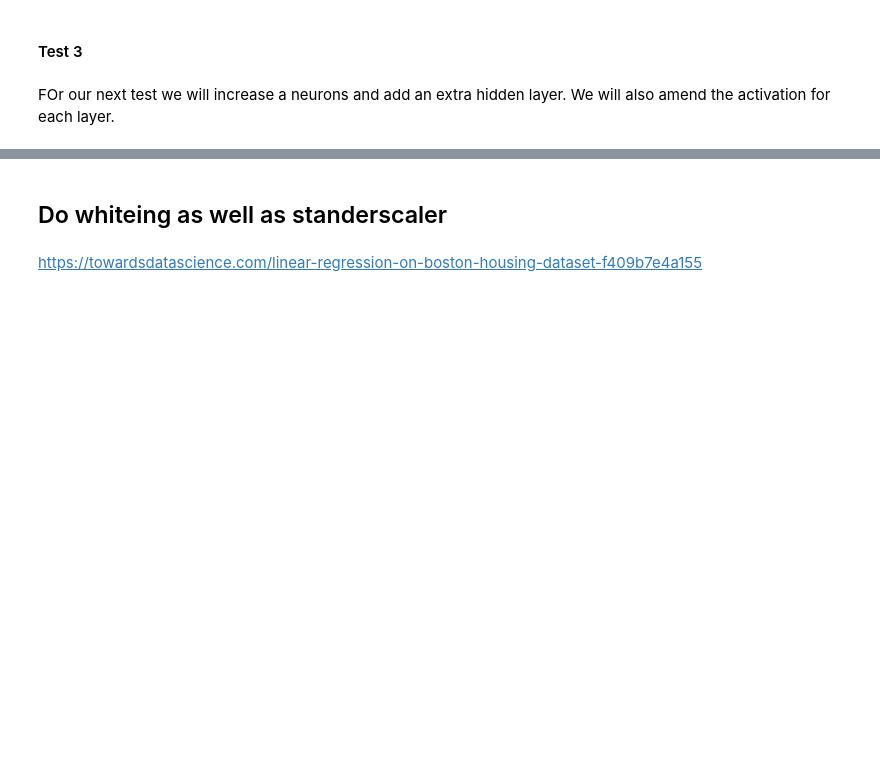
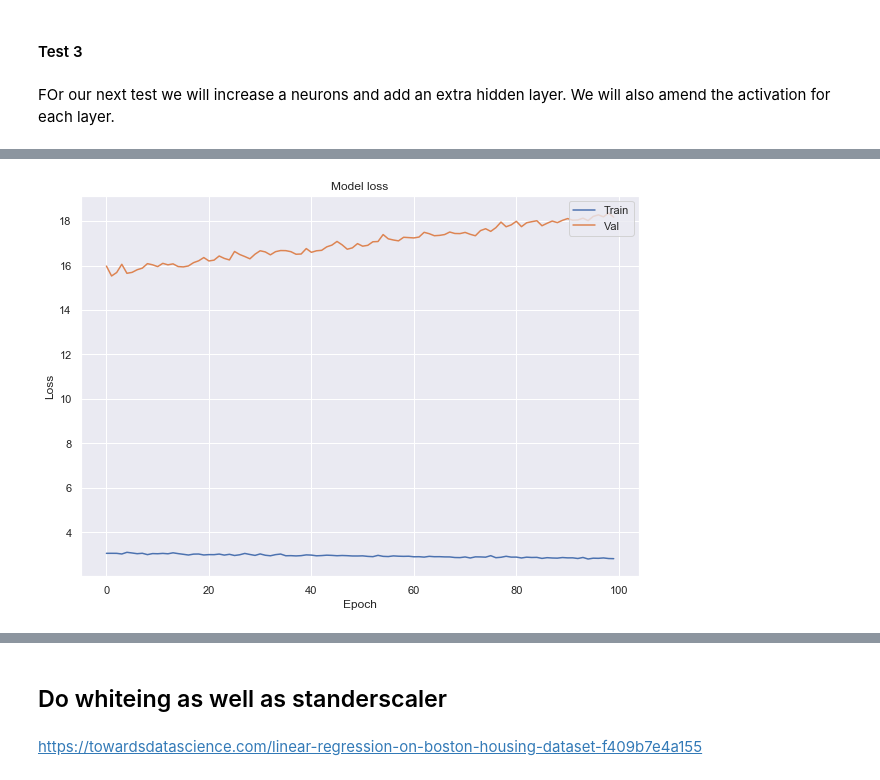
Before and after one commit to JohnADeady/ML-S-Project, a Jupyter notebook: Boston House Prices.ipynb, the cells around one changed output, grey strips where cells are left out. Drawn from its saved outputs; the diff is of its cells as text; code cells hidden in the pictures; blank space fills up the shorter version.

```diff
--- a/Boston House Prices.ipynb
+++ b/Boston House Prices.ipynb
@@ -571,0 +638,7 @@ plt.show()
+# %%
+import sklearn.decomposition as dec
+
+# Whitening technique
+pca = dec.PCA(n_components=4, whiten=True)
+pca.fit(X_test)
+inputs_test_white1 = pd.DataFrame(pca.transform(X_test), columns=X.columns)
@@ -571,0 +657,3 @@ plt.show()
+# %%
+# Train the neural network.
+history4 = model.fit(X_train, Y_train, validation_data=(inputs_test_white1,Y_test), epochs=100, batch_size=10, verbose=0)
@@ -571,0 +683,11 @@ plt.show()
+# %%
+#Create a plot showing
+plt.plot(history4.history['loss'])
+plt.plot(history4.history['val_loss'])
+plt.title('Model loss')
+plt.ylabel('Loss')
+plt.xlabel('Epoch')
+plt.legend(['Train', 'Val'], loc='upper right')
+plt.show()
+# %% [output]
+[figure, added]
```
Also changed, not shown: parts of 28 cells of this notebook.
